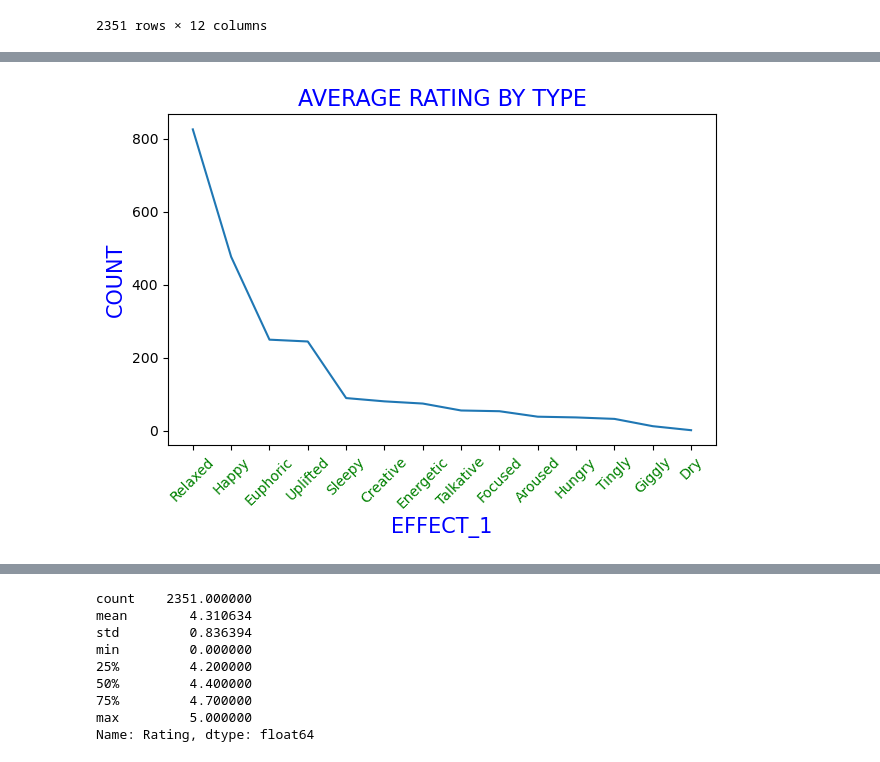
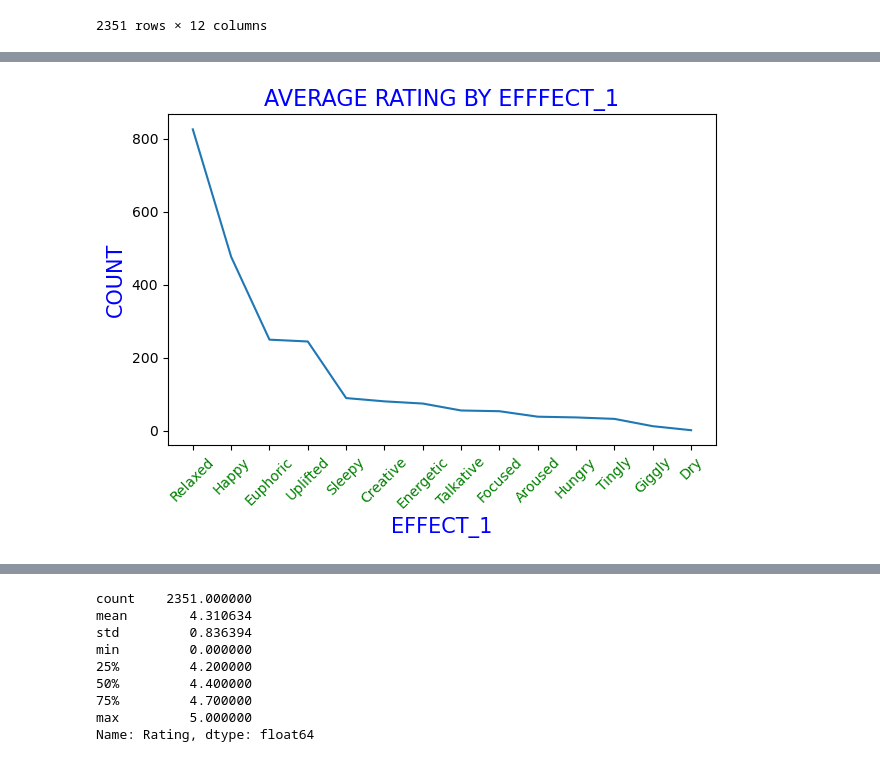
Before and after one commit to Berli85/SMU-Project-1-MaryJane, a Jupyter notebook: Hypthesis 4 Code_Tacha/ PROJECT_1_TEAM_2_HYPOTHESIS_#4_ROBBINS_N.ipynb, the cells around one changed output, grey strips where cells are left out. Cells and saved outputs as stored; diff of their text form; code cells hidden in the pictures.

```diff
--- a/Hypthesis 4 Code_Tacha/ PROJECT_1_TEAM_2_HYPOTHESIS_#4_ROBBINS_N.ipynb
+++ b/Hypthesis 4 Code_Tacha/ PROJECT_1_TEAM_2_HYPOTHESIS_#4_ROBBINS_N.ipynb
@@ -128,12 +140,12 @@ Name: count, dtype: int64
 # %%
 #Visualization of Count by Effect_1.
 plt.plot(OD2["effect_1"].value_counts())
 plt.xlabel("EFFECT_1", fontsize=15, color="BLUE")
 plt.ylabel("COUNT", fontsize=15, color="BLUE")
-plt.title('AVERAGE RATING BY TYPE', color = 'BlUE', fontsize = 16)
+plt.title('AVERAGE RATING BY EFFFECT_1', color = 'BlUE', fontsize = 16)
 plt.xticks(rotation =45, color="green")
 
 plt.tight_layout()
 plt.show()
 # %% [output]
-[figure, old version]
+[figure, new version]
```
Also changed, not shown: parts of 10 cells of this notebook, 5 other files.
